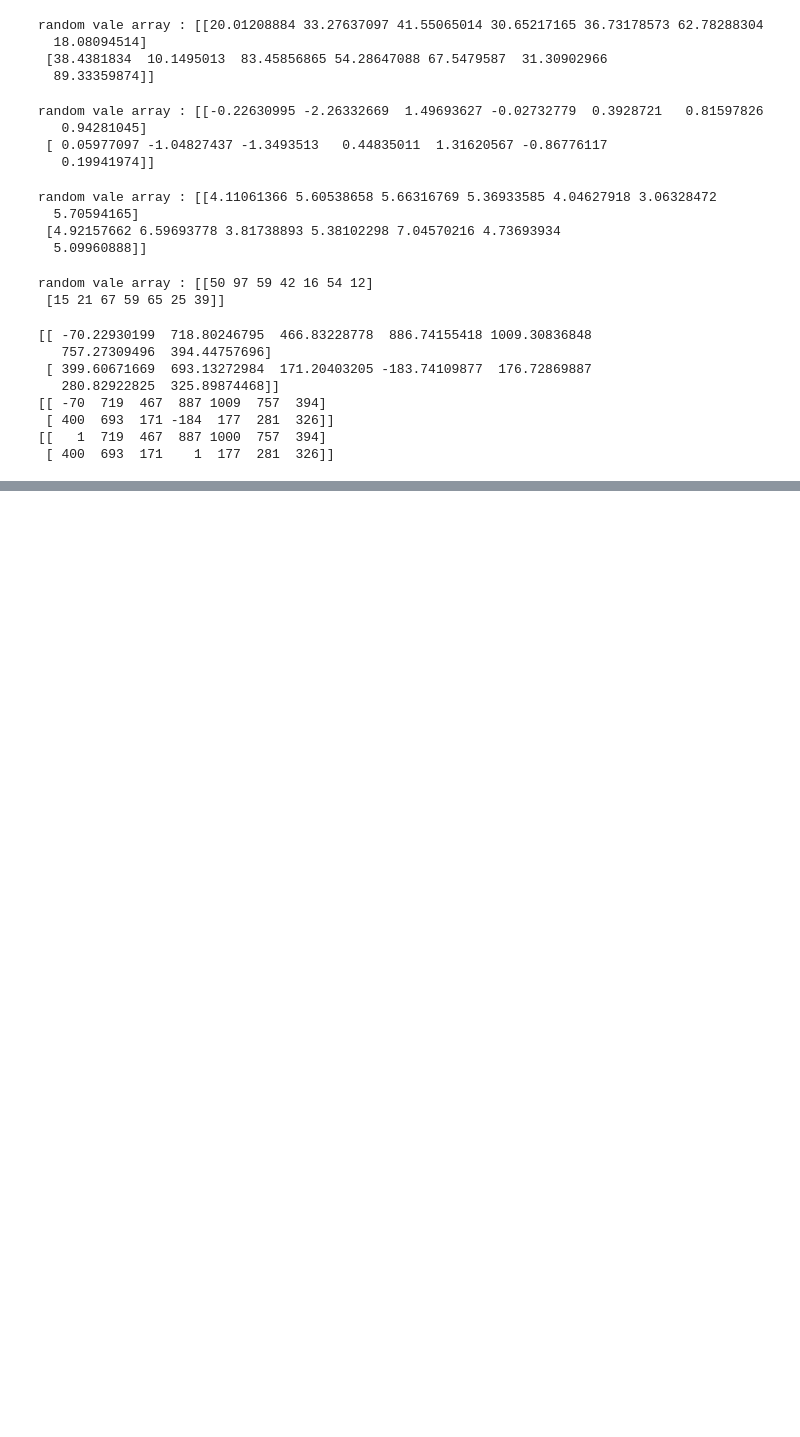
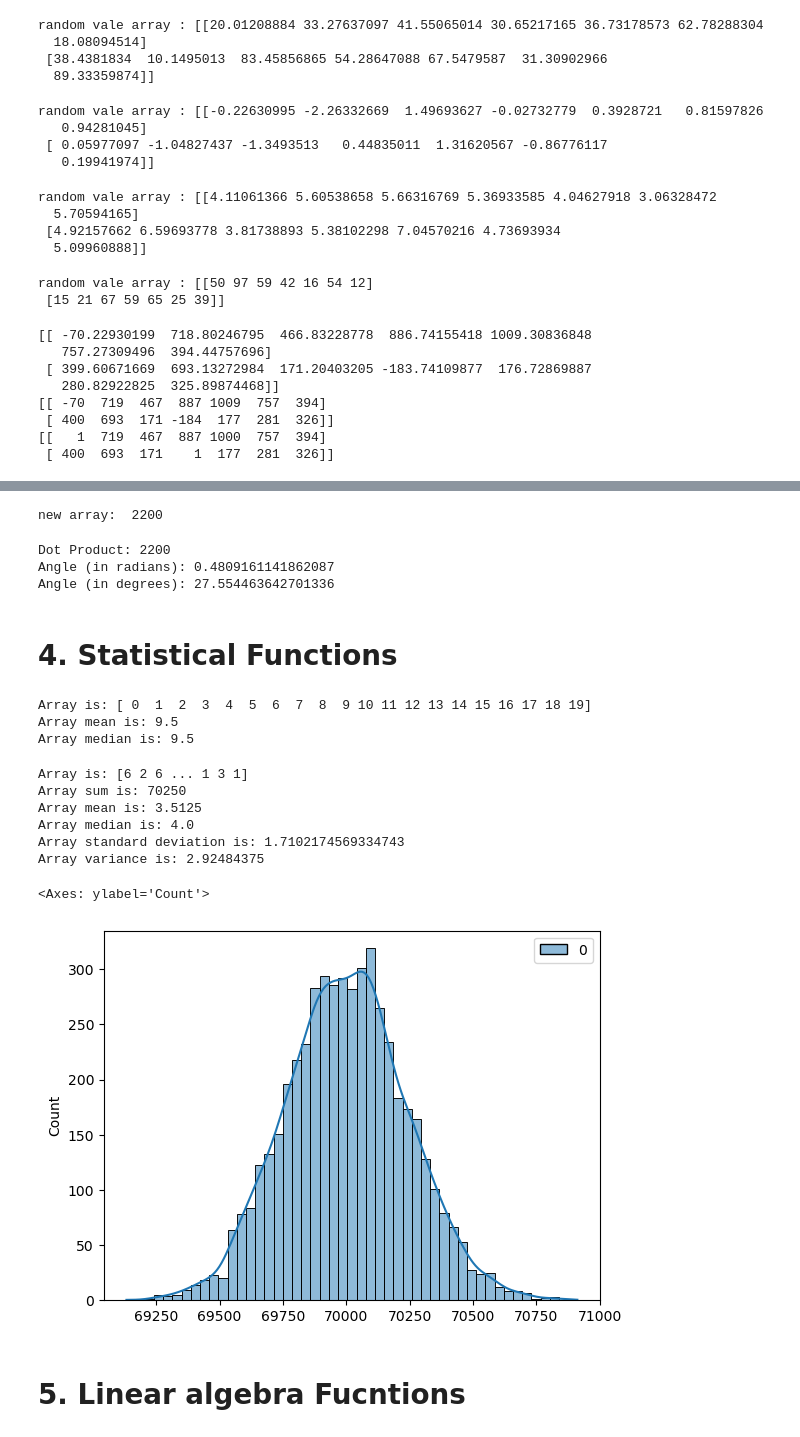
Before and after one commit to Harish-34/python, a Jupyter notebook: T14_NumpyUses.ipynb, the cells around one changed output, grey strips where cells are left out. Cells and saved outputs as stored; diff of their text form; code cells hidden in the pictures; blank space fills up the shorter version.

```diff
--- a/T14_NumpyUses.ipynb
+++ b/T14_NumpyUses.ipynb
@@ -177,0 +271,77 @@ print(c)
+# %%
+# dot product of an array
+am4 = np.arange(0,11)
+am5 = np.arange(33,44)
+print('new array: ',np.dot(am4,am5))
+# %% [output]
+new array:  2200
+# %%
+# Calculate the dot product
+dot_product = np.dot(am4, am5)
+print('Dot Product:', dot_product)
+
+# Calculate the magnitudes (norms) of the vectors
+magnitude_am4 = np.linalg.norm(am4)
+magnitude_am5 = np.linalg.norm(am5)
+
+# Calculate the cosine of the angle
+cos_theta = dot_product / (magnitude_am4 * magnitude_am5)
+
+# Calculate the angle in radians
+angle_radians = np.arccos(cos_theta)
+
+# Convert the angle to degrees
+angle_degrees = np.degrees(angle_radians)
+
+print('Angle (in radians):', angle_radians)
+print('Angle (in degrees):', angle_degrees)
+# %% [output]
+Dot Product: 2200
+Angle (in radians): 0.4809161141862087
+Angle (in degrees): 27.554463642701336
+# %% [markdown]
+# 4. Statistical Functions
+# %%
+as1 = np.arange(20)
+print('Array is:', as1)
+print('Array mean is:', np.mean(as1))
+print('Array median is:', np.median(as1))
+# %% [output]
+Array is: [ 0  1  2  3  4  5  6  7  8  9 10 11 12 13 14 15 16 17 18 19]
+Array mean is: 9.5
+Array median is: 9.5
+# %%
+as2 = np.random.randint(1,7,20000)  # rolling a die 20000 times and check the result and have an avg outcome along with deviation
+print('Array is:', as2)
+print('Array sum is:', np.sum(as2))
+print('Array mean is:', np.mean(as2))
+print('Array median is:', np.median(as2))
+print('Array standard deviation is:', np.std(as2))
+print('Array variance is:', np.var(as2))
+# %% [output]
+Array is: [6 2 6 ... 1 3 1]
+Array sum is: 70250
+Array mean is: 3.5125
+Array median is: 4.0
+Array standard deviation is: 1.7102174569334743
+Array variance is: 2.92484375
+# %%
+# Central limit theorm
+import matplotlib.pyplot as plt
+%matplotlib inline
+import pandas as pd
+import seaborn as sns
+
+sum=[]
+for i in range(5000):
+    as2 = np.random.randint(1,7,20000)  # rolling a die 20000 times and check the result and have an avg outcome along with deviation
+    sum.append(np.sum(as2))
+df = pd.DataFrame(sum)
+
+# draw the histplot
+sns.histplot(df, kde=True)
+# %% [output]
+<Axes: ylabel='Count'>
+[figure, added]
+# %% [markdown]
+# 5. Linear algebra Fucntions
```
Also changed, not shown: parts of 31 cells of this notebook.
